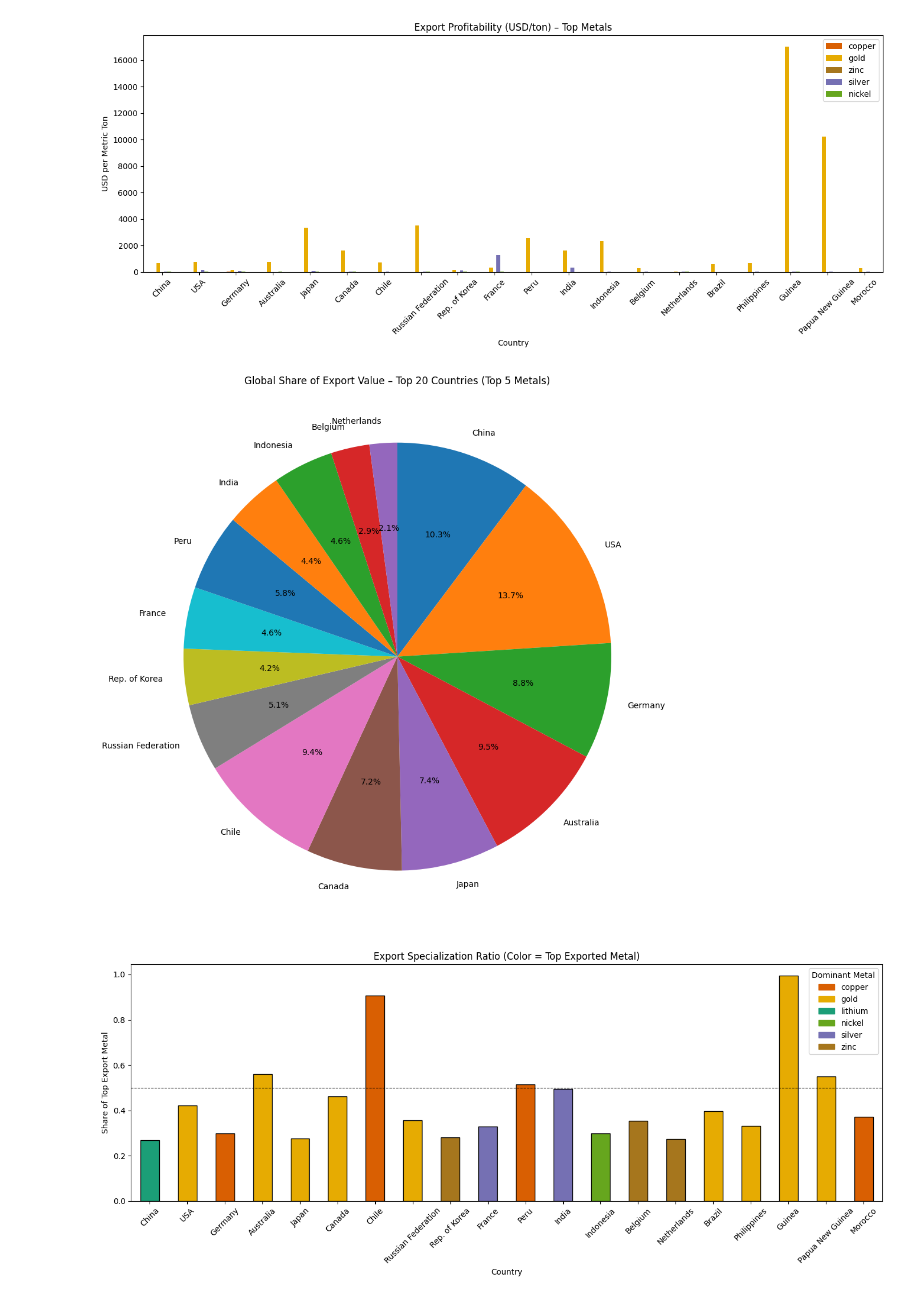
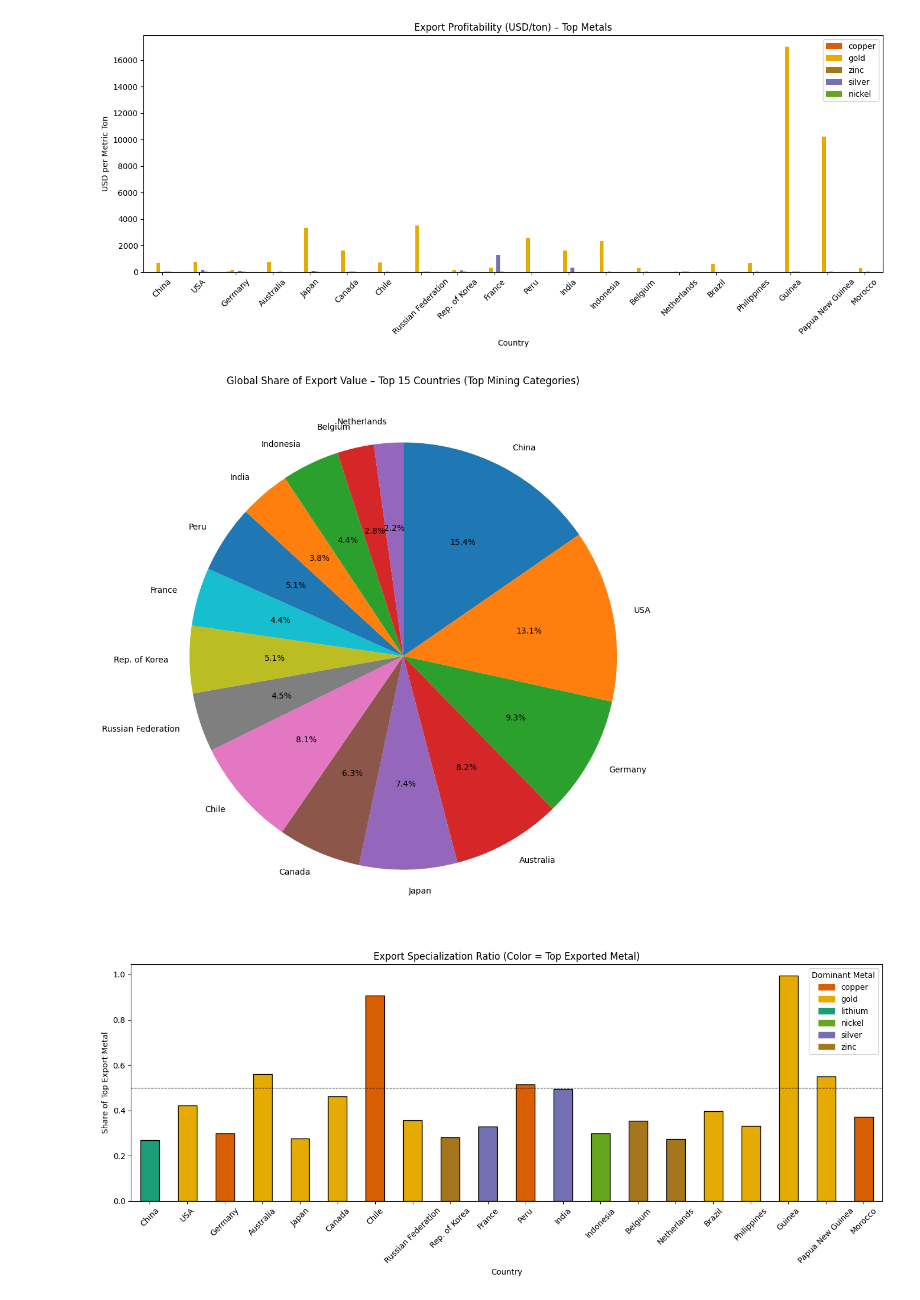
Before and after one commit to pgunhal/E-Waste-Research, a Jupyter notebook: src/metalwise_analysis_stacked.ipynb, the cells around one changed output. Saved outputs shown, nothing was run; the diff lists cells and outputs as text; code cells hidden in the pictures.

Commit message:
analysis by year + updated pie chart

```diff
--- a/src/metalwise_analysis_stacked.ipynb
+++ b/src/metalwise_analysis_stacked.ipynb
@@ -10,9 +14,11 @@ import matplotlib.pyplot as plt
 from collections import defaultdict
 
 # === CONFIGURATION ===
-base_dir = "../BACI_HS12_V202501/outputs"
-country_code_file = "../BACI_HS12_V202501/country_codes_V202501.csv"
+base_dir = "../data"
+country_code_file = "../ref/country_codes_V202501.csv"
 metal_dirs = [d for d in os.listdir(base_dir) if os.path.isdir(os.path.join(base_dir, d))]
+
+years = [2020]
 
 # Load country codes
 country_df = pd.read_csv(country_code_file)
@@ -39,6 +45,9 @@ for metal in metal_dirs:
     try:
         df = pd.read_csv(trade_path)
         df = df.rename(columns={"i": "exporter", "j": "importer", "k": "hs_code", "v": "value", "q": "quantity"})
+
+        for target_year in years:
+            df = df[df["year"] == target_year]
 
         grouped = df.groupby("exporter").agg({"value": "sum", "quantity": "sum"}).reset_index()
 
@@ -148,22 +157,26 @@ plt.show()
 [figure]
 [figure]
 # %%
-# Reuse previously computed share_value
-share_value_top = share_value[top_exporters[:15]]
+# === GLOBAL SHARE OF EXPORT VALUE (MANUFACTURING) ===
+valid_categories = [col for col in value_df_top.columns if col in color_map]
+
+global_total_value = value_df[valid_categories].sum().sum()
+share_value = value_df[valid_categories].sum(axis=1) / global_total_value * 100
+share_value_top = share_value[top_exporters[:15]]  # Top 15 exporters
 
 fig, ax = plt.subplots(figsize=(10, 10))
 ax.pie(
     share_value_top,
     labels=share_value_top.index,
     autopct="%1.1f%%",
     startangle=90,
     counterclock=False,
 )
-ax.set_title("Global Share of Export Value – Top 15 Countries (Top 5 Metals)")
+ax.set_title("Global Share of Export Value – Top 15 Countries (Top Mining Categories)")
 plt.tight_layout()
 plt.show()
 # %% [output]
-[figure, old version]
+[figure, new version]
 # %%
 #metal concentration
 concentration_ratio = value_df[valid_metals].div(value_df[valid_metals].sum(axis=1), axis=0)
```
Also changed, not shown: parts of 2 cells of this notebook, 7 other files.
